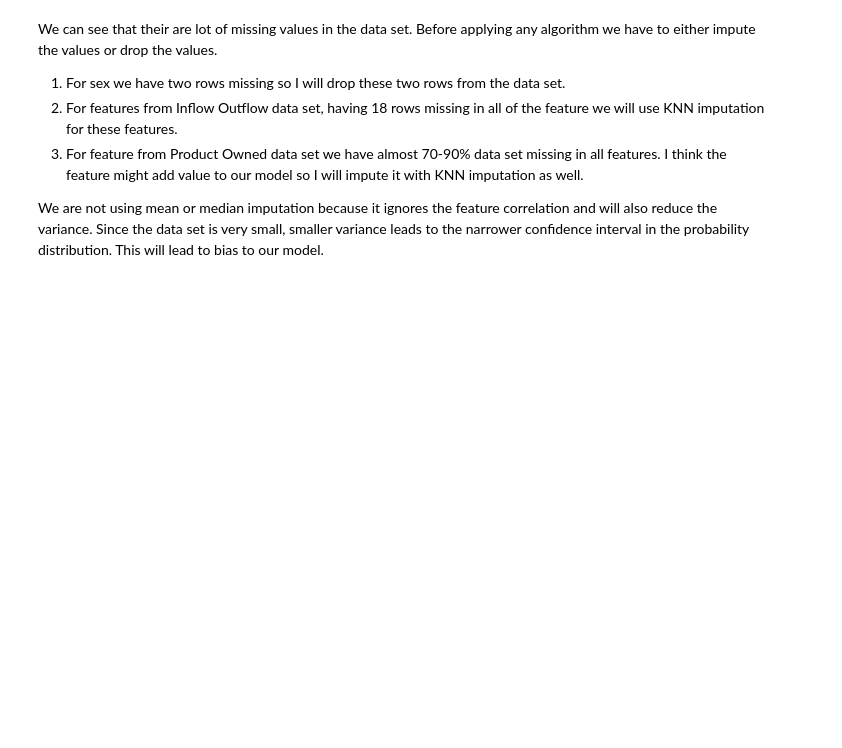
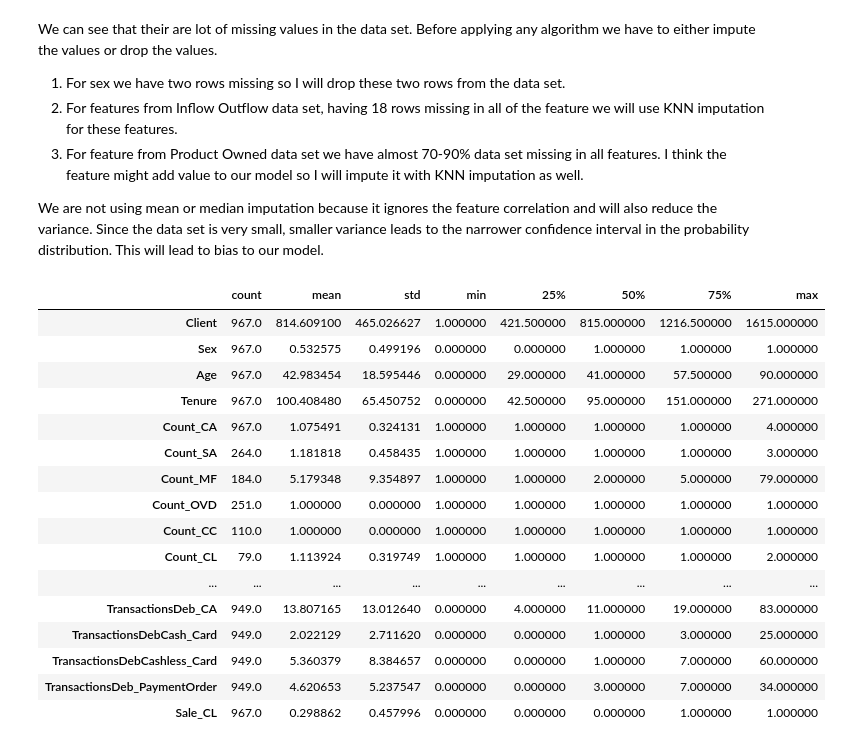
Before and after one commit to Alok2412/Direct-Marketing-Optimization, a Jupyter notebook: Propensity_Model_For_Consumer_Loan.ipynb, the cells around one changed output. Saved outputs shown, nothing was run; the diff lists cells and outputs as text; code cells hidden in the pictures; blank space fills up the shorter version.

```diff
--- a/Propensity_Model_For_Consumer_Loan.ipynb
+++ b/Propensity_Model_For_Consumer_Loan.ipynb
@@ -190,0 +217,20 @@ df_train.dropna(subset = ["Sex"], inplace=True)
+# %%
+df_train.describe().T
+# %% [output]
+|  | count | mean | std | min | 25% | 50% | 75% | max |
+| Client | 967.0 | 814.609100 | 465.026627 | 1.000000 | 421.500000 | 815.000000 | 1216.500000 | 1615.000000 |
+| Sex | 967.0 | 0.532575 | 0.499196 | 0.000000 | 0.000000 | 1.000000 | 1.000000 | 1.000000 |
+| Age | 967.0 | 42.983454 | 18.595446 | 0.000000 | 29.000000 | 41.000000 | 57.500000 | 90.000000 |
+| Tenure | 967.0 | 100.408480 | 65.450752 | 0.000000 | 42.500000 | 95.000000 | 151.000000 | 271.000000 |
+| Count_CA | 967.0 | 1.075491 | 0.324131 | 1.000000 | 1.000000 | 1.000000 | 1.000000 | 4.000000 |
+| Count_SA | 264.0 | 1.181818 | 0.458435 | 1.000000 | 1.000000 | 1.000000 | 1.000000 | 3.000000 |
+| Count_MF | 184.0 | 5.179348 | 9.354897 | 1.000000 | 1.000000 | 2.000000 | 5.000000 | 79.000000 |
+| Count_OVD | 251.0 | 1.000000 | 0.000000 | 1.000000 | 1.000000 | 1.000000 | 1.000000 | 1.000000 |
+| Count_CC | 110.0 | 1.000000 | 0.000000 | 1.000000 | 1.000000 | 1.000000 | 1.000000 | 1.000000 |
+| Count_CL | 79.0 | 1.113924 | 0.319749 | 1.000000 | 1.000000 | 1.000000 | 1.000000 | 2.000000 |
+| ... | ... | ... | ... | ... | ... | ... | ... | ... |
+| TransactionsDeb_CA | 949.0 | 13.807165 | 13.012640 | 0.000000 | 4.000000 | 11.000000 | 19.000000 | 83.000000 |
+| TransactionsDebCash_Card | 949.0 | 2.022129 | 2.711620 | 0.000000 | 0.000000 | 1.000000 | 3.000000 | 25.000000 |
+| TransactionsDebCashless_Card | 949.0 | 5.360379 | 8.384657 | 0.000000 | 0.000000 | 1.000000 | 7.000000 | 60.000000 |
+| TransactionsDeb_PaymentOrder | 949.0 | 4.620653 | 5.237547 | 0.000000 | 0.000000 | 3.000000 | 7.000000 | 34.000000 |
+| Sale_CL | 967.0 | 0.298862 | 0.457996 | 0.000000 | 0.000000 | 0.000000 | 1.000000 | 1.000000 |
```
Also changed, not shown: parts of 34 cells of this notebook.
